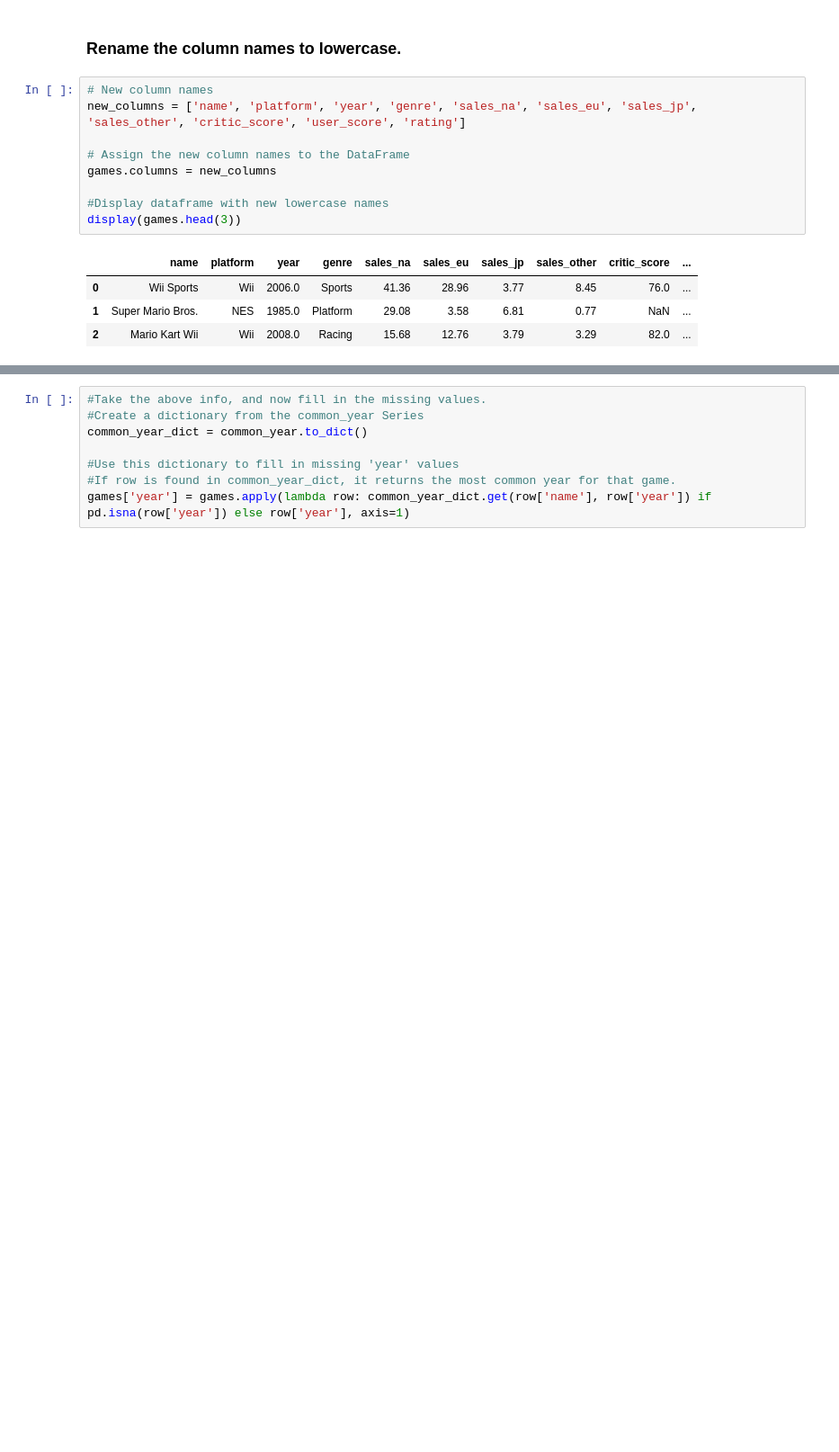
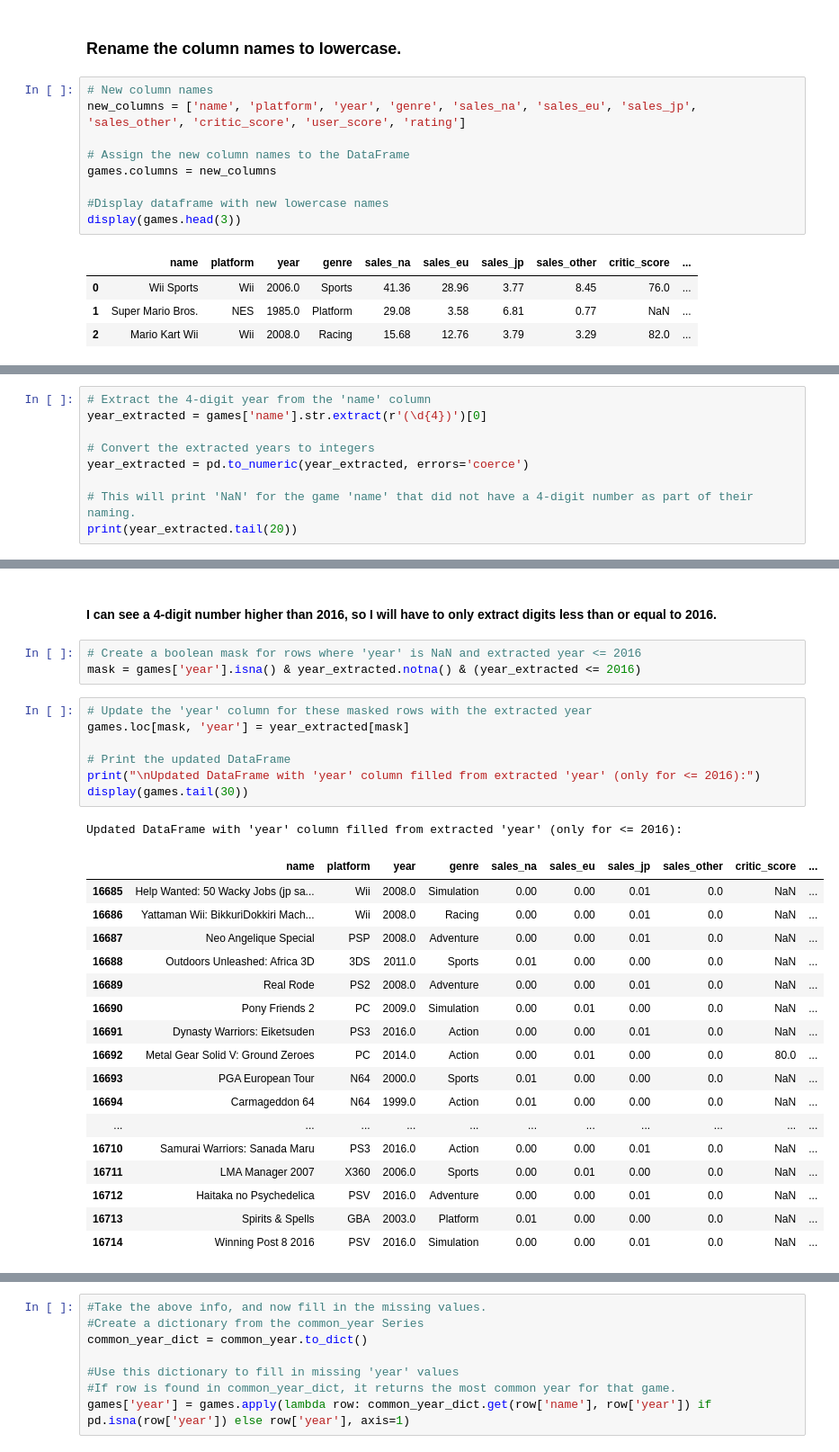
Before and after one commit to Script-Whiz/Games, a Jupyter notebook: notebook/games_ver1.ipynb, the cells around one changed output, grey strips where cells are left out. Shown: that part at 90% size. Cells and saved outputs as stored; diff of their text form; blank space fills up the shorter version.

```diff
--- a/notebook/games_ver1.ipynb
+++ b/notebook/games_ver1.ipynb
@@ -140,0 +206,9 @@ display(games.head(3))
+# %%
+# Extract the 4-digit year from the 'name' column
+year_extracted = games['name'].str.extract(r'(\d{4})')[0]
+
+# Convert the extracted years to integers
+year_extracted = pd.to_numeric(year_extracted, errors='coerce')
+
+# This will print 'NaN' for the game 'name' that did not have a 4-digit number as part of their naming.
+print(year_extracted.tail(20))
@@ -140,0 +233,31 @@ display(games.head(3))
+# %% [markdown]
+#### I can see a 4-digit number higher than 2016, so I will have to only extract digits less than or equal to 2016.
+# %%
+# Create a boolean mask for rows where 'year' is NaN and extracted year <= 2016
+mask = games['year'].isna() & year_extracted.notna() & (year_extracted <= 2016)
+# %%
+# Update the 'year' column for these masked rows with the extracted year
+games.loc[mask, 'year'] = year_extracted[mask]
+
+# Print the updated DataFrame
+print("\nUpdated DataFrame with 'year' column filled from extracted 'year' (only for <= 2016):")
+display(games.tail(30))
+# %% [output]
+Updated DataFrame with 'year' column filled from extracted 'year' (only for <= 2016):
+|  | name | platform | year | genre | sales_na | sales_eu | sales_jp | sales_other | critic_score | ... |
+| 16685 | Help Wanted: 50 Wacky Jobs (jp sa... | Wii | 2008.0 | Simulation | 0.00 | 0.00 | 0.01 | 0.0 | NaN | ... |
+| 16686 | Yattaman Wii: BikkuriDokkiri Mach... | Wii | 2008.0 | Racing | 0.00 | 0.00 | 0.01 | 0.0 | NaN | ... |
+| 16687 | Neo Angelique Special | PSP | 2008.0 | Adventure | 0.00 | 0.00 | 0.01 | 0.0 | NaN | ... |
+| 16688 | Outdoors Unleashed: Africa 3D | 3DS | 2011.0 | Sports | 0.01 | 0.00 | 0.00 | 0.0 | NaN | ... |
+| 16689 | Real Rode | PS2 | 2008.0 | Adventure | 0.00 | 0.00 | 0.01 | 0.0 | NaN | ... |
+| 16690 | Pony Friends 2 | PC | 2009.0 | Simulation | 0.00 | 0.01 | 0.00 | 0.0 | NaN | ... |
+| 16691 | Dynasty Warriors: Eiketsuden | PS3 | 2016.0 | Action | 0.00 | 0.00 | 0.01 | 0.0 | NaN | ... |
+| 16692 | Metal Gear Solid V: Ground Zeroes | PC | 2014.0 | Action | 0.00 | 0.01 | 0.00 | 0.0 | 80.0 | ... |
+| 16693 | PGA European Tour | N64 | 2000.0 | Sports | 0.01 | 0.00 | 0.00 | 0.0 | NaN | ... |
+| 16694 | Carmageddon 64 | N64 | 1999.0 | Action | 0.01 | 0.00 | 0.00 | 0.0 | NaN | ... |
+| ... | ... | ... | ... | ... | ... | ... | ... | ... | ... | ... |
+| 16710 | Samurai Warriors: Sanada Maru | PS3 | 2016.0 | Action | 0.00 | 0.00 | 0.01 | 0.0 | NaN | ... |
+| 16711 | LMA Manager 2007 | X360 | 2006.0 | Sports | 0.00 | 0.01 | 0.00 | 0.0 | NaN | ... |
+| 16712 | Haitaka no Psychedelica | PSV | 2016.0 | Adventure | 0.00 | 0.00 | 0.01 | 0.0 | NaN | ... |
+| 16713 | Spirits & Spells | GBA | 2003.0 | Platform | 0.01 | 0.00 | 0.00 | 0.0 | NaN | ... |
+| 16714 | Winning Post 8 2016 | PSV | 2016.0 | Simulation | 0.00 | 0.00 | 0.01 | 0.0 | NaN | ... |
```
Also changed, not shown: parts of 122 cells of this notebook, 3 other files.
